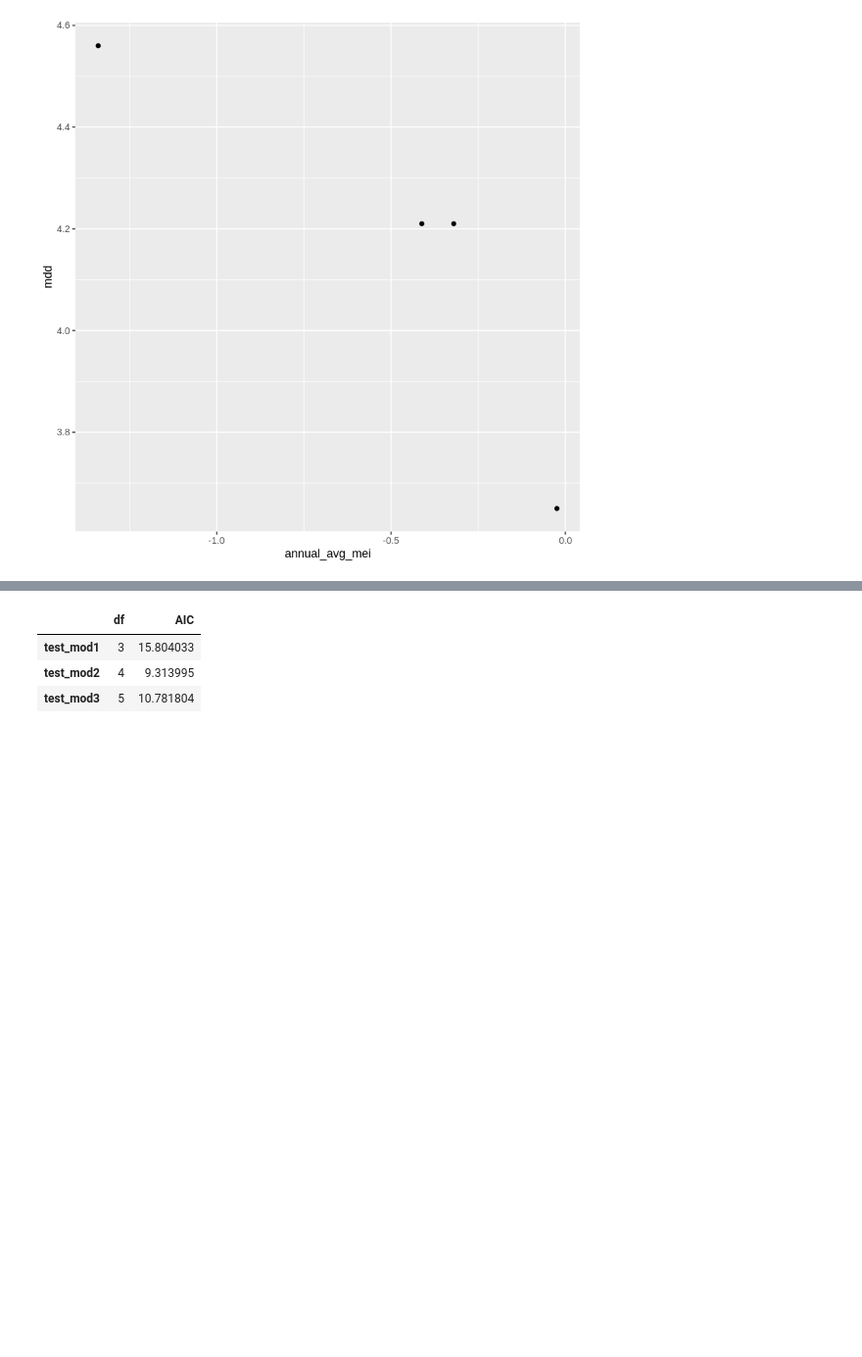
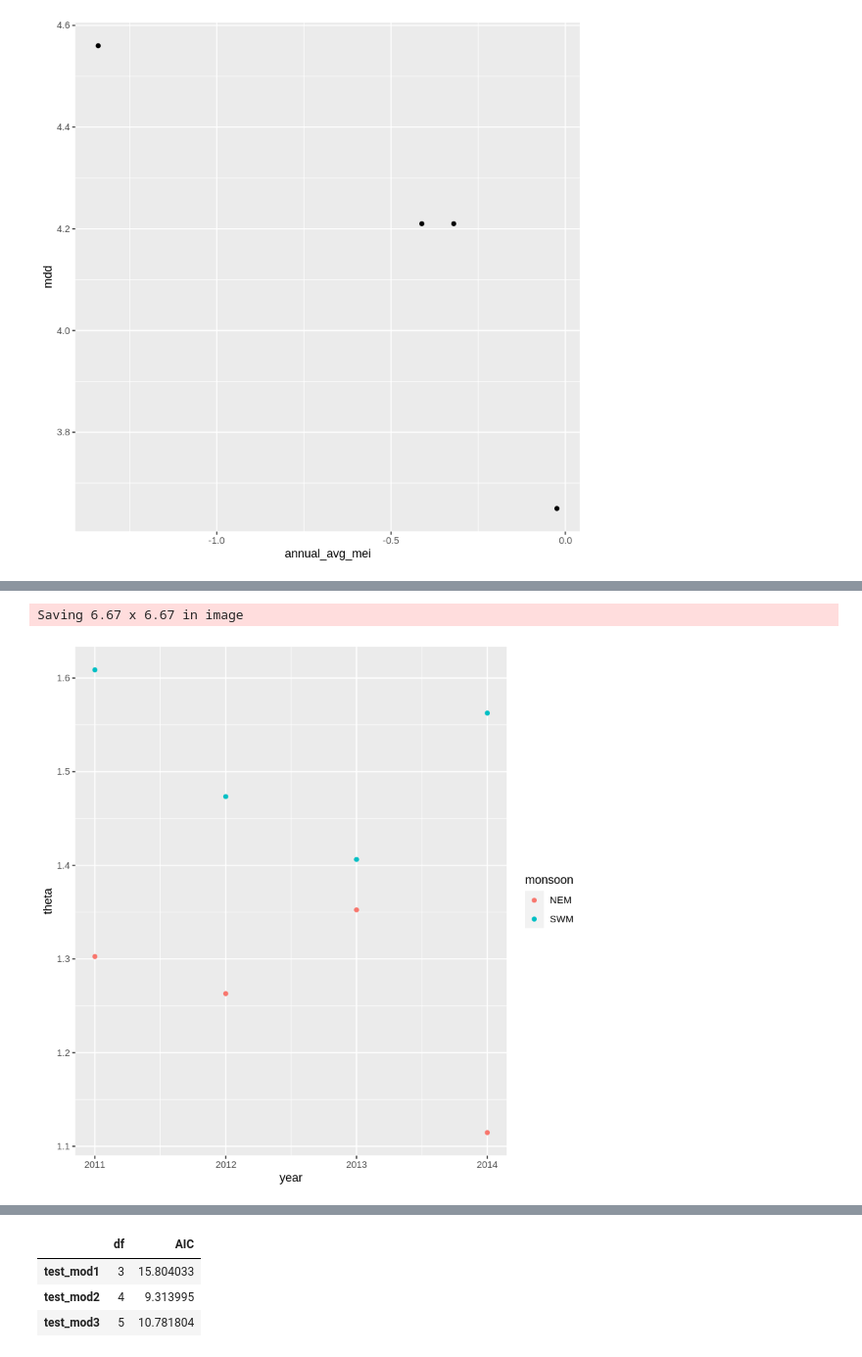
Before and after one commit to pinskylab/CamotesROMS, a Jupyter notebook: notebooks/process_ROMS_kernels.ipynb, the cells around one changed output, grey strips where cells are left out. Shown at 98% size. Saved outputs shown, nothing was run; the diff lists cells and outputs as text; code cells hidden in the pictures; blank space fills up the shorter version.

```diff
--- a/notebooks/process_ROMS_kernels.ipynb
+++ b/notebooks/process_ROMS_kernels.ipynb
@@ -589,0 +593,10 @@ AnnualMonsoonENSO <- unique(left_join(AnnualMonsoonKernels[time_id != 2011], ENS
+# %%
+MonsoonTheta <- ggplot() +
+    #geom_point(data=AnnualMonsoonENSO, aes(x=year, y=annual_monsoon_avg_mei))+
+    #geom_point(data=ENSO, aes(x=year, y=mei_index))+
+    geom_point(data=AnnualMonsoonENSO, aes(x=year, y=theta, color=monsoon))
+MonsoonTheta
+#ggsave(filename="MonsoonThetaAnnual.png", plot= MonsoonTheta, path="~/oceanography/script_output/plots/" )
+# %% [output]
+Saving 6.67 x 6.67 in image
+[figure, added]
```
Also changed, not shown: parts of 22 cells of this notebook, 3 other files.
